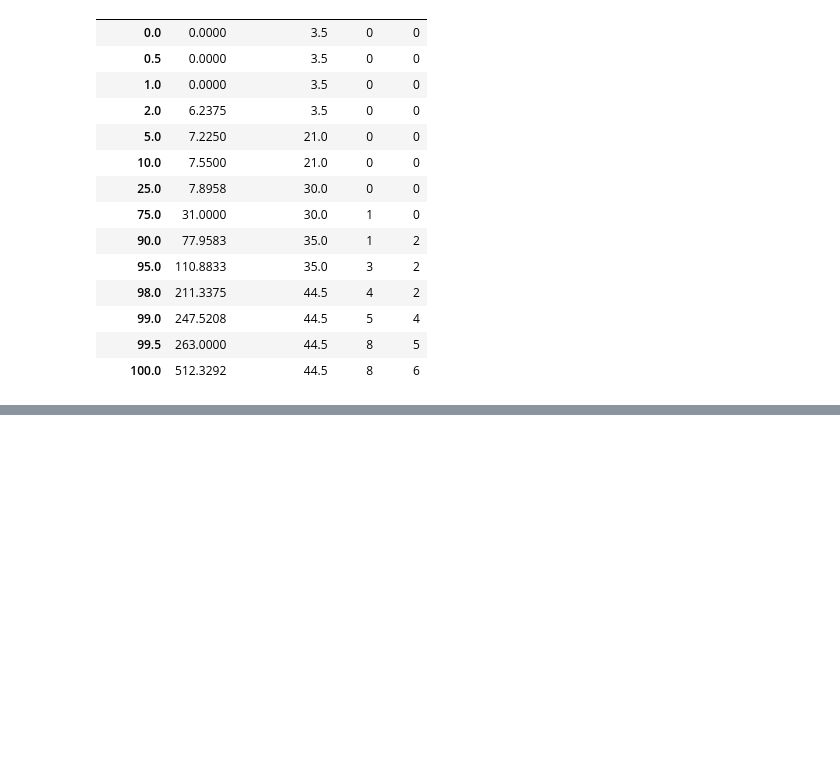
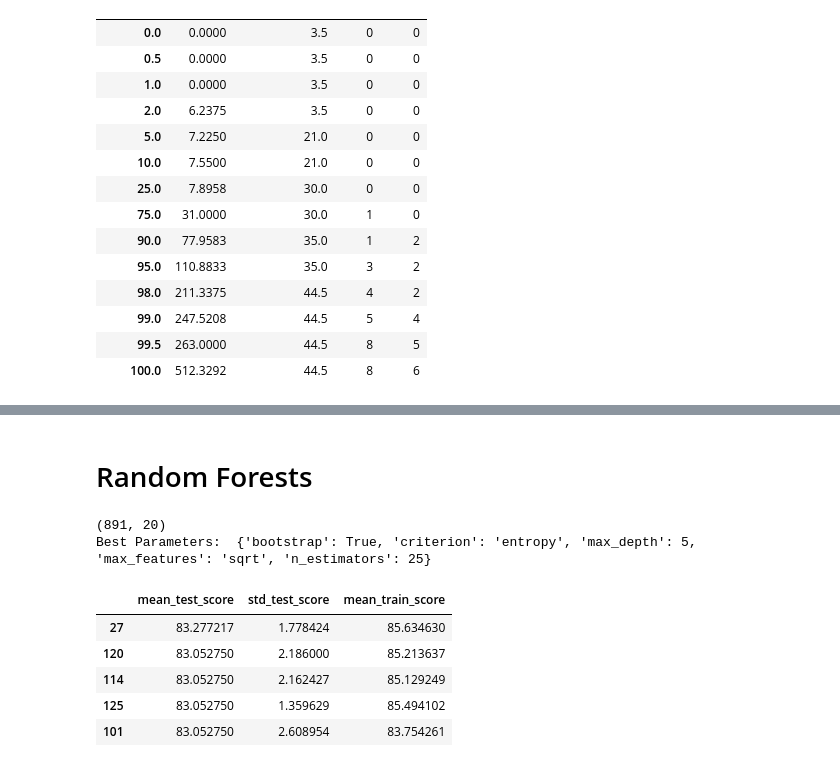
Before and after one commit to Pritishsingla/Titanic_kaggle, a Jupyter notebook: Titanic_Kaggle.ipynb, the cells around one changed output, grey strips where cells are left out. Drawn from its saved outputs; the diff is of its cells as text; code cells hidden in the pictures; blank space fills up the shorter version.

```diff
--- a/Titanic_Kaggle.ipynb
+++ b/Titanic_Kaggle.ipynb
@@ -546,0 +629,51 @@ ValueError: ignored
+# %% [markdown]
+# Random Forests
+# %%
+from sklearn.ensemble import RandomForestClassifier
+from sklearn.model_selection import GridSearchCV
+import warnings
+warnings.filterwarnings('ignore')
+
+# Create the parameter grid based on the results of random search
+param_grid = {
+    'bootstrap': [True],
+    'criterion' :['entropy', 'gini'],
+    'max_depth': [3,5,8,10,15],
+    'max_features': ['auto', 'sqrt', 'log2'],
+#     'min_samples_leaf': [3, 4, 5],
+#     'min_samples_split': [8, 10, 12],
+    'n_estimators': [10, 15, 20, 25, 50, 100]
+}
+# Create a based model
+random_forest = RandomForestClassifier()
+# Instantiate the grid search model
+grid_search = GridSearchCV(estimator = random_forest, param_grid = param_grid,
+                          cv = 5, n_jobs = -1, verbose = 0, )
+
+
+# Fit the grid search to the data
+print(train_data.shape)
+grid_search.fit(train_data.iloc[:, 1:], train_data.iloc[:,0])
+best_params_rf = grid_search.best_params_
+random_forest = grid_search.best_estimator_
+best_score = grid_search.best_score_
+print('Best Parameters: ', best_params_rf)
+
+pd.DataFrame.from_dict(grid_search.cv_results_)[['mean_test_score', 'std_test_score', 'mean_train_score']].sort_values(by='mean_test_score', ascending=False).head()*100
+# grid_search.cv_results_['mean_test_score'], grid_search.cv_results_['std_test_score']
+# print('#####################################\n')
+# print('Train_Accuracy: ', np.round(random_forest.score(x_train, y_train)*100,2), ' %')
+# print('Validation_Accuracy: ', np.round(random_forest.score(x_vali, y_vali)*100,2), ' %')
+
+
+# print('\nTrain ROC AUC: ', metrics.roc_auc_score(y_train, random_forest.predict_proba(x_train)[:,1]), \
+#       '|| Validation ROC AUC: ', metrics.roc_auc_score(y_vali, random_forest.predict_proba(x_vali)[:, 1]))
+# %% [output]
+(891, 20)
+Best Parameters:  {'bootstrap': True, 'criterion': 'entropy', 'max_depth': 5, 'max_features': 'sqrt', 'n_estimators': 25}
+|  | mean_test_score | std_test_score | mean_train_score |
+| 27 | 83.277217 | 1.778424 | 85.634630 |
+| 120 | 83.052750 | 2.186000 | 85.213637 |
+| 114 | 83.052750 | 2.162427 | 85.129249 |
+| 125 | 83.052750 | 1.359629 | 85.494102 |
+| 101 | 83.052750 | 2.608954 | 83.754261 |
```
Also changed, not shown: parts of 44 cells of this notebook.
